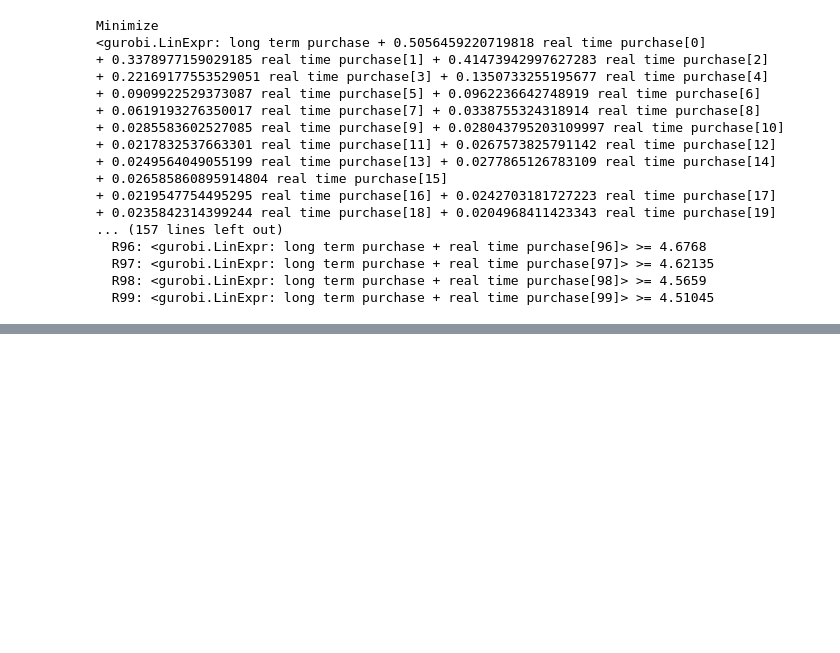
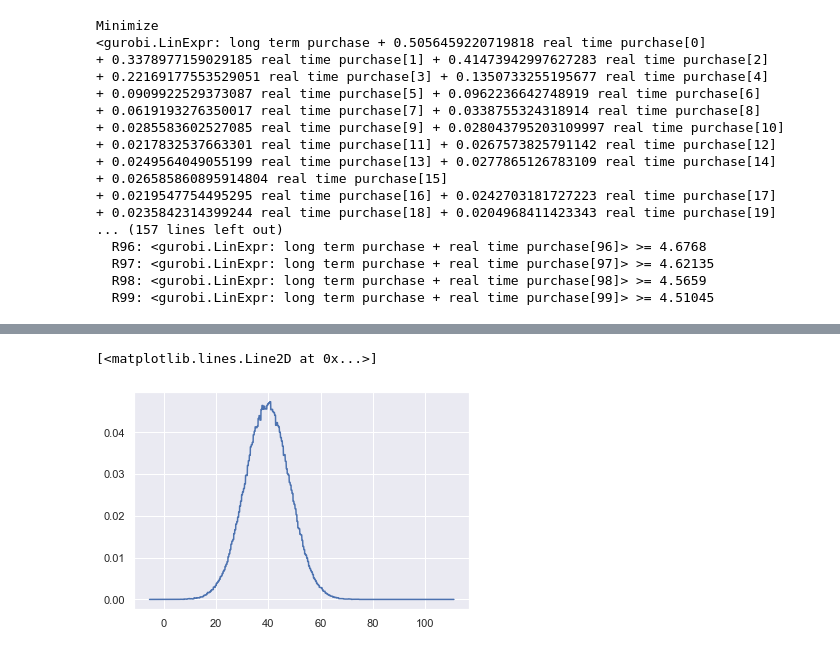
Before and after one commit to ishilov/data_market, a Jupyter notebook: first_test.ipynb, the cells around one changed output, grey strips where cells are left out. Saved outputs shown, nothing was run; the diff lists cells and outputs as text; code cells hidden in the pictures; blank space fills up the shorter version.

```diff
--- a/first_test.ipynb
+++ b/first_test.ipynb
@@ -96,0 +168,5 @@ Minimize
+# %%
+plt.plot(supp, new_rv.pdf(supp))
+# %% [output]
+[<matplotlib.lines.Line2D at 0x...>]
+[figure, added]
```
Also changed, not shown: parts of 25 cells of this notebook, 1 other file.
